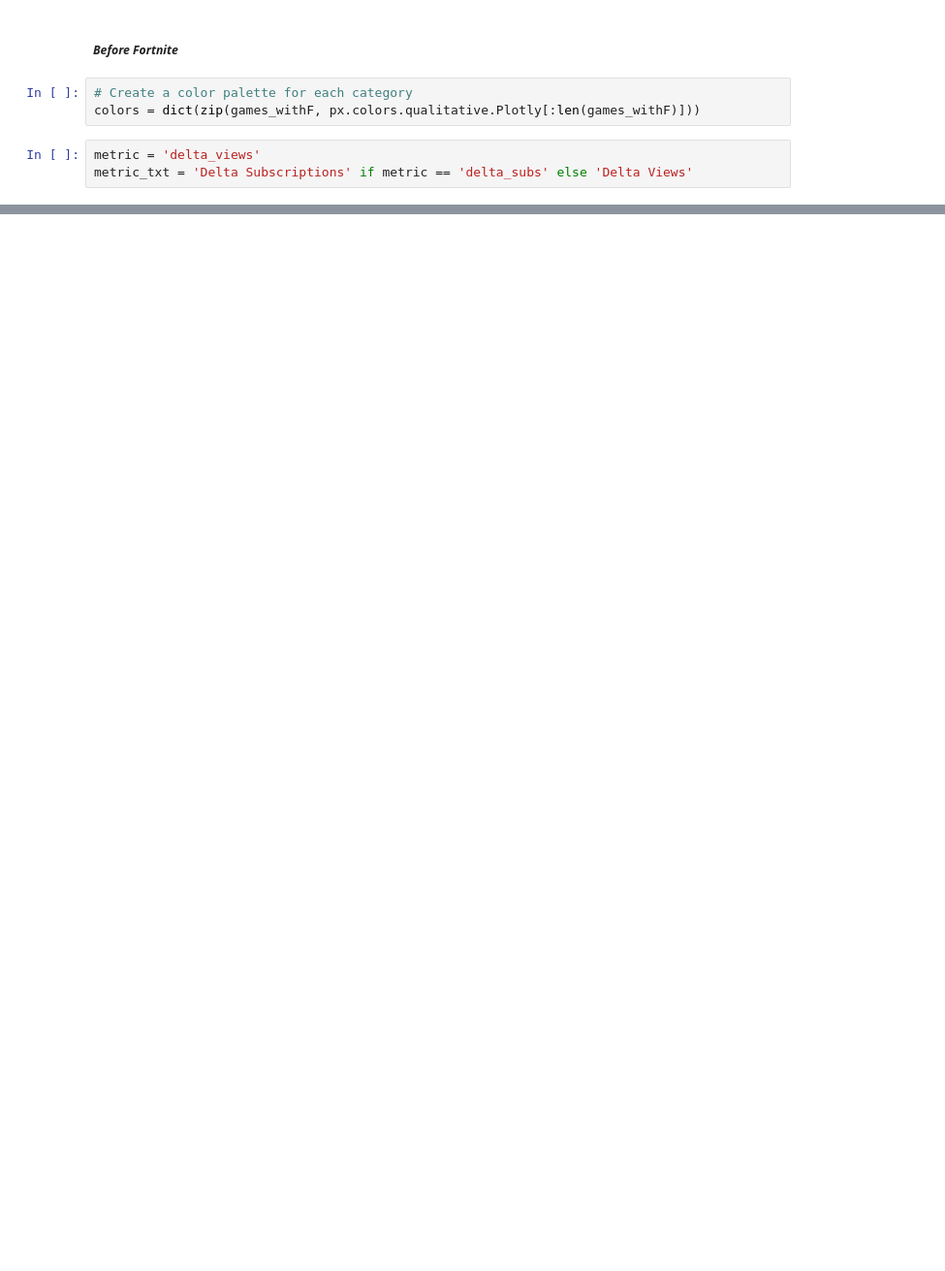
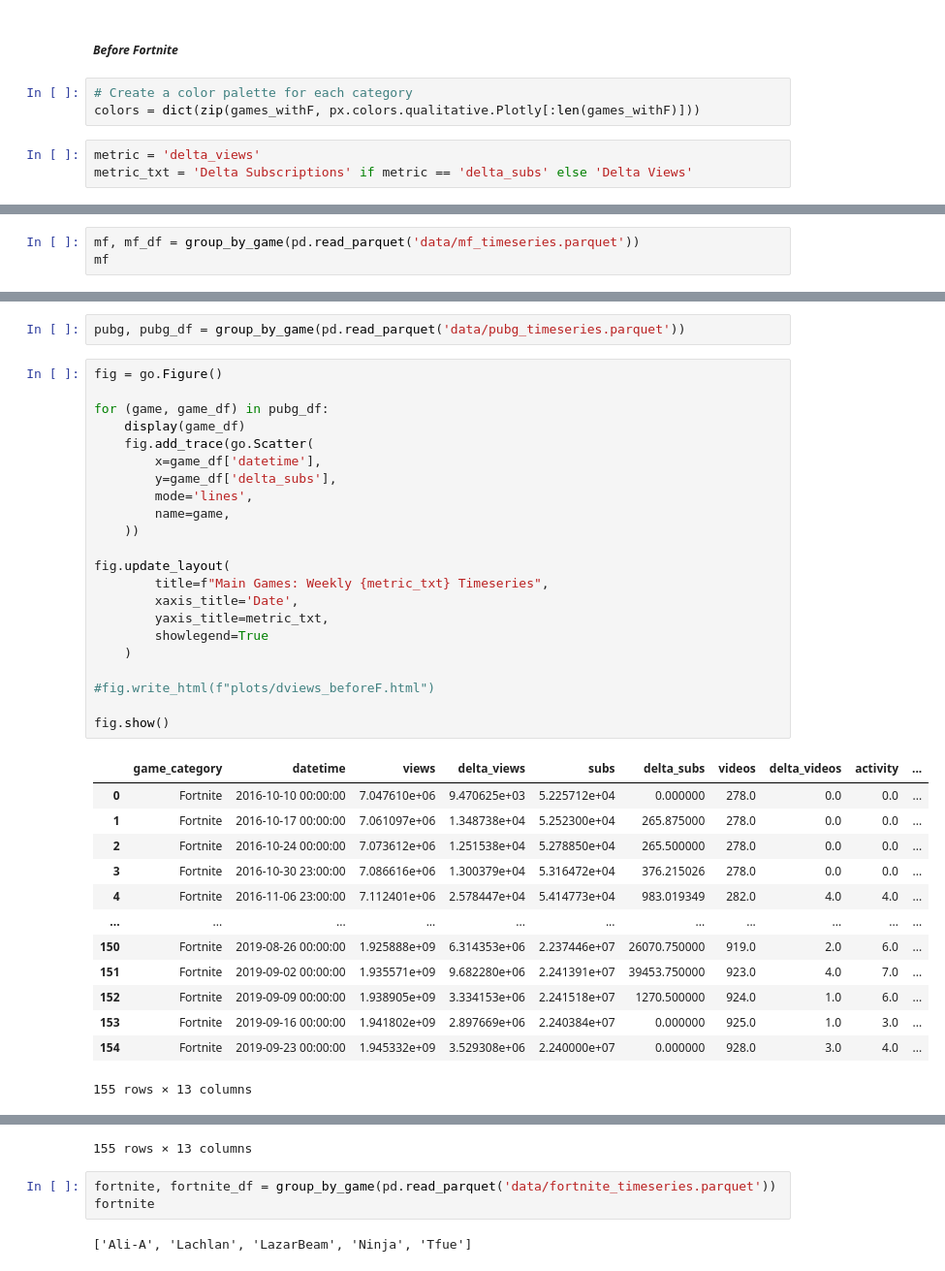
Before and after one commit to epfl-ada/ada-2023-project-analyticavengers2023, a Jupyter notebook: handout.ipynb, the cells around one changed output, grey strips where cells are left out. Shown at 97% size. Saved outputs shown, nothing was run; the diff lists cells and outputs as text; blank space fills up the shorter version.

```diff
--- a/handout.ipynb
+++ b/handout.ipynb
@@ -250,0 +310,3 @@ fig.show()
+# %%
+mf, mf_df = group_by_game(pd.read_parquet('data/mf_timeseries.parquet'))
+mf
@@ -250,0 +355,38 @@ fig.show()
+# %%
+pubg, pubg_df = group_by_game(pd.read_parquet('data/pubg_timeseries.parquet'))
+# %%
+fig = go.Figure()
+
+for (game, game_df) in pubg_df:
+    display(game_df)
+    fig.add_trace(go.Scatter(
+        x=game_df['datetime'],
+        y=game_df['delta_subs'],
+        mode='lines',
+        name=game,
+    ))
+
+fig.update_layout(
+        title=f"Main Games: Weekly {metric_txt} Timeseries",
+        xaxis_title='Date',
+        yaxis_title=metric_txt,
+        showlegend=True
+    )
+
+#fig.write_html(f"plots/dviews_beforeF.html")
+
+fig.show()
+# %% [output]
+|  | game_category | datetime | views | delta_views | subs | delta_subs | videos | delta_videos | activity | ... |
+| 0 | Fortnite | 2016-10-10 00:00:00 | 7.047610e+06 | 9.470625e+03 | 5.225712e+04 | 0.000000 | 278.0 | 0.0 | 0.0 | ... |
+| 1 | Fortnite | 2016-10-17 00:00:00 | 7.061097e+06 | 1.348738e+04 | 5.252300e+04 | 265.875000 | 278.0 | 0.0 | 0.0 | ... |
+| 2 | Fortnite | 2016-10-24 00:00:00 | 7.073612e+06 | 1.251538e+04 | 5.278850e+04 | 265.500000 | 278.0 | 0.0 | 0.0 | ... |
+| 3 | Fortnite | 2016-10-30 23:00:00 | 7.086616e+06 | 1.300379e+04 | 5.316472e+04 | 376.215026 | 278.0 | 0.0 | 0.0 | ... |
+| 4 | Fortnite | 2016-11-06 23:00:00 | 7.112401e+06 | 2.578447e+04 | 5.414773e+04 | 983.019349 | 282.0 | 4.0 | 4.0 | ... |
+| ... | ... | ... | ... | ... | ... | ... | ... | ... | ... | ... |
+| 150 | Fortnite | 2019-08-26 00:00:00 | 1.925888e+09 | 6.314353e+06 | 2.237446e+07 | 26070.750000 | 919.0 | 2.0 | 6.0 | ... |
+| 151 | Fortnite | 2019-09-02 00:00:00 | 1.935571e+09 | 9.682280e+06 | 2.241391e+07 | 39453.750000 | 923.0 | 4.0 | 7.0 | ... |
+| 152 | Fortnite | 2019-09-09 00:00:00 | 1.938905e+09 | 3.334153e+06 | 2.241518e+07 | 1270.500000 | 924.0 | 1.0 | 6.0 | ... |
+| 153 | Fortnite | 2019-09-16 00:00:00 | 1.941802e+09 | 2.897669e+06 | 2.240384e+07 | 0.000000 | 925.0 | 1.0 | 3.0 | ... |
+| 154 | Fortnite | 2019-09-23 00:00:00 | 1.945332e+09 | 3.529308e+06 | 2.240000e+07 | 0.000000 | 928.0 | 3.0 | 4.0 | ... |
+155 rows × 13 columns
@@ -250,0 +405,6 @@ fig.show()
+155 rows × 13 columns
+# %%
+fortnite, fortnite_df = group_by_game(pd.read_parquet('data/fortnite_timeseries.parquet'))
+fortnite
+# %% [output]
+['Ali-A', 'Lachlan', 'LazarBeam', 'Ninja', 'Tfue']
```
Also changed, not shown: parts of 28 cells of this notebook, 2 other files.
